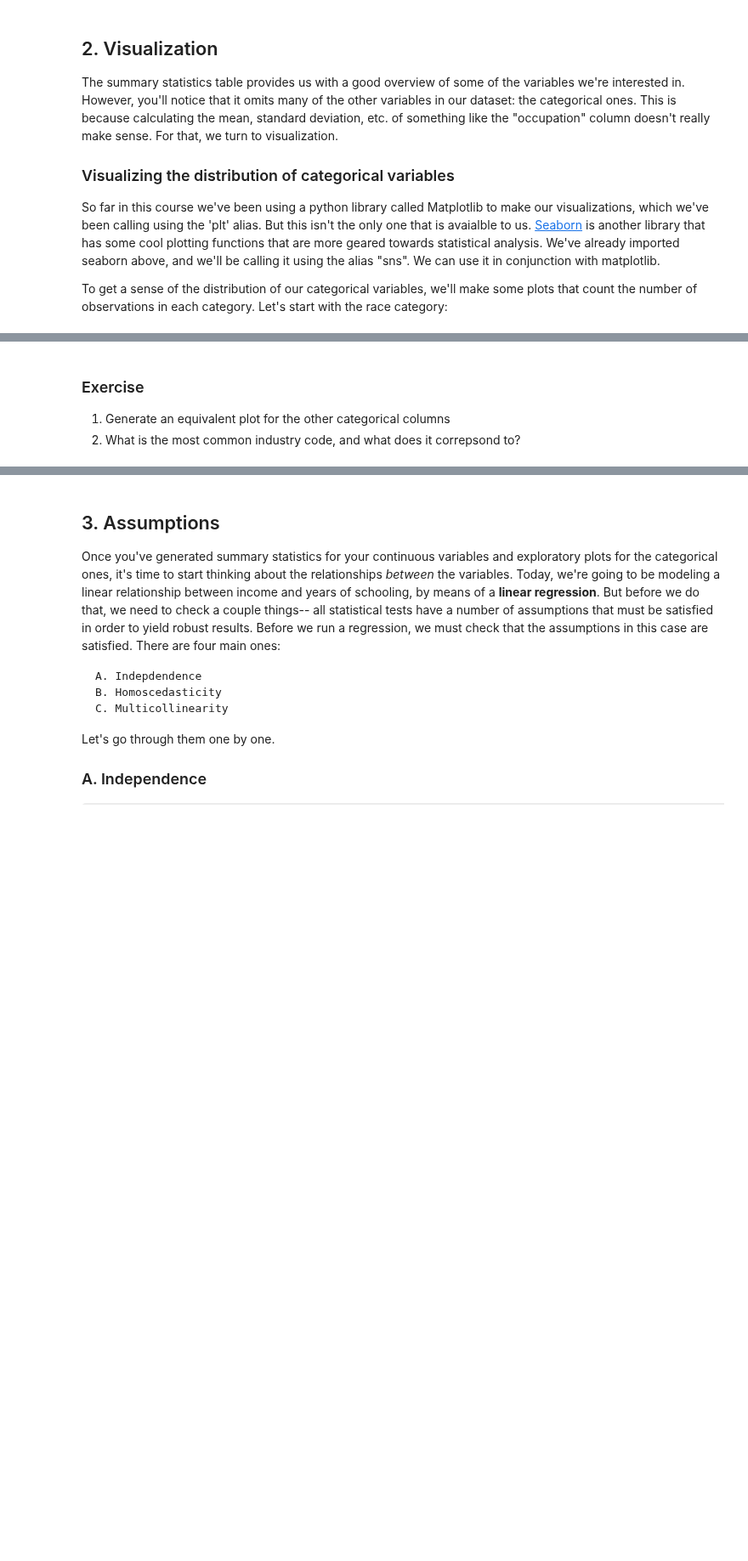
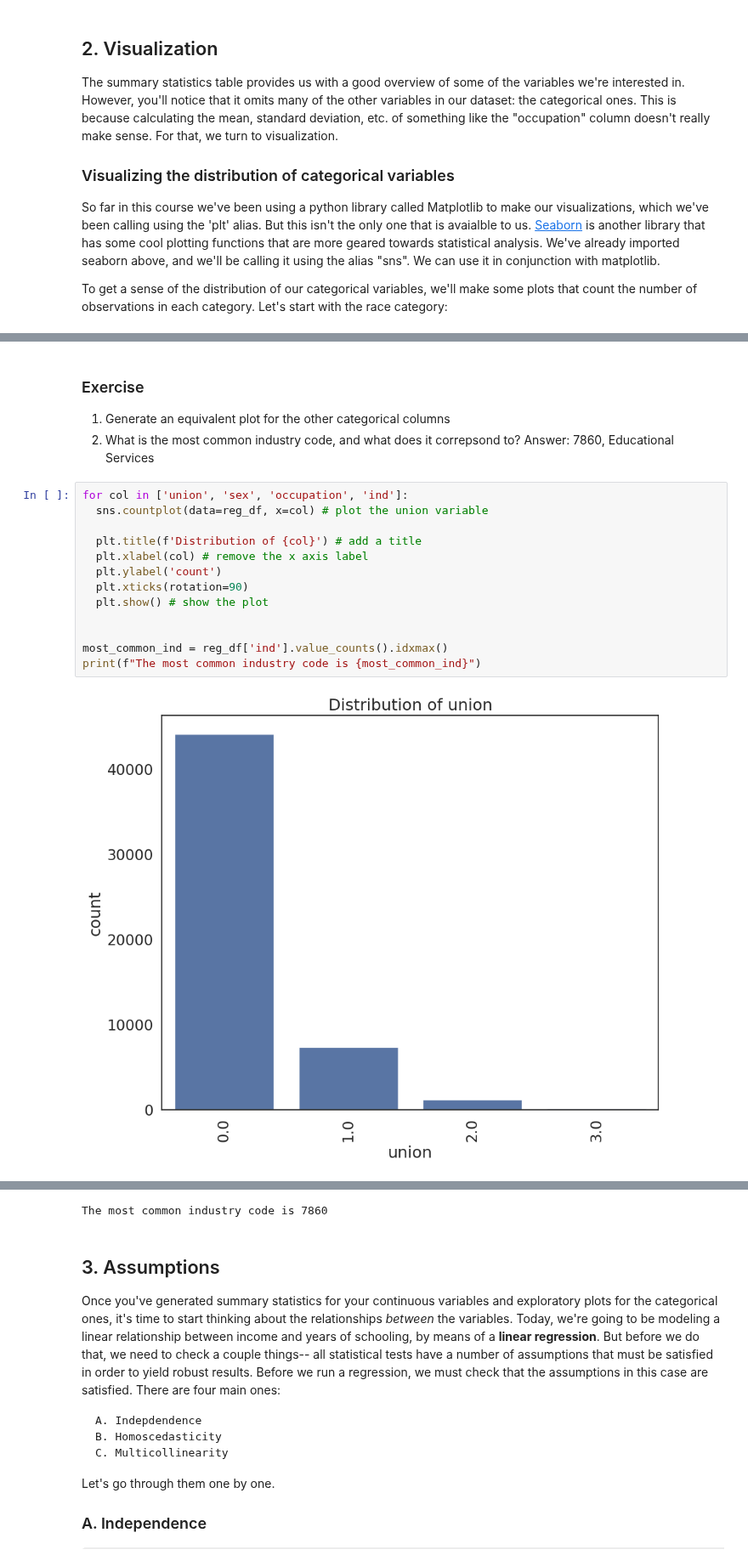
Before and after one commit to Vickyjwq/QM2, a Jupyter notebook: notebooks/W07. Linear Regression.ipynb, the cells around one changed output, grey strips where cells are left out. Shown at 85% size. Cells and saved outputs as stored; diff of their text form; blank space fills up the shorter version.

```diff
--- a/notebooks/W07. Linear Regression.ipynb
+++ b/notebooks/W07. Linear Regression.ipynb
@@ -160,3 +160,19 @@ plt.show() # show the plot
 
 1. Generate an equivalent plot for the other categorical columns
 2. What is the most common industry code, and what does it correpsond to?
+Answer: 7860, Educational Services
+# %%
+for col in ['union', 'sex', 'occupation', 'ind']:
+  sns.countplot(data=reg_df, x=col) # plot the union variable
+
+  plt.title(f'Distribution of {col}') # add a title
+  plt.xlabel(col) # remove the x axis label
+  plt.ylabel('count')
+  plt.xticks(rotation=90)
+  plt.show() # show the plot
+
+
+most_common_ind = reg_df['ind'].value_counts().idxmax()
+print(f"The most common industry code is {most_common_ind}")
+# %% [output]
+[figure, added]
@@ -163,3 +182,4 @@ plt.show() # show the plot
+The most common industry code is 7860
 # %% [markdown]
 ## 3. Assumptions
 
```
Also changed, not shown: parts of 2 cells of this notebook.
